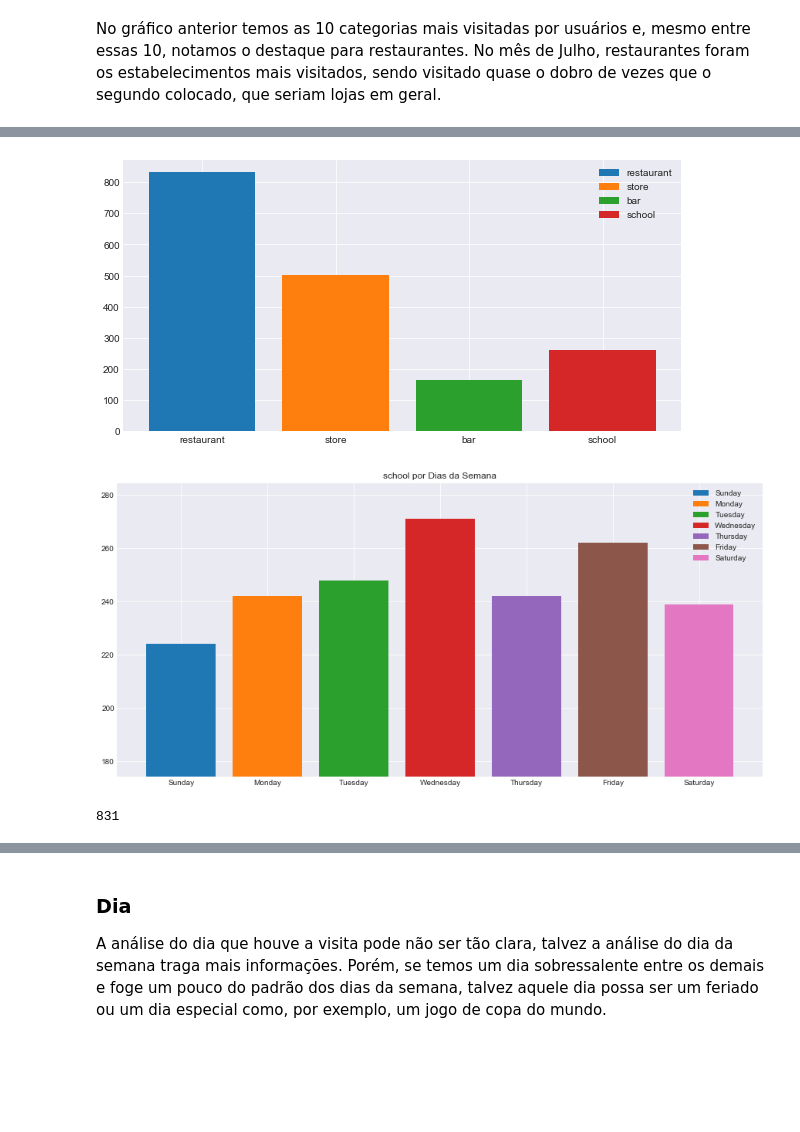
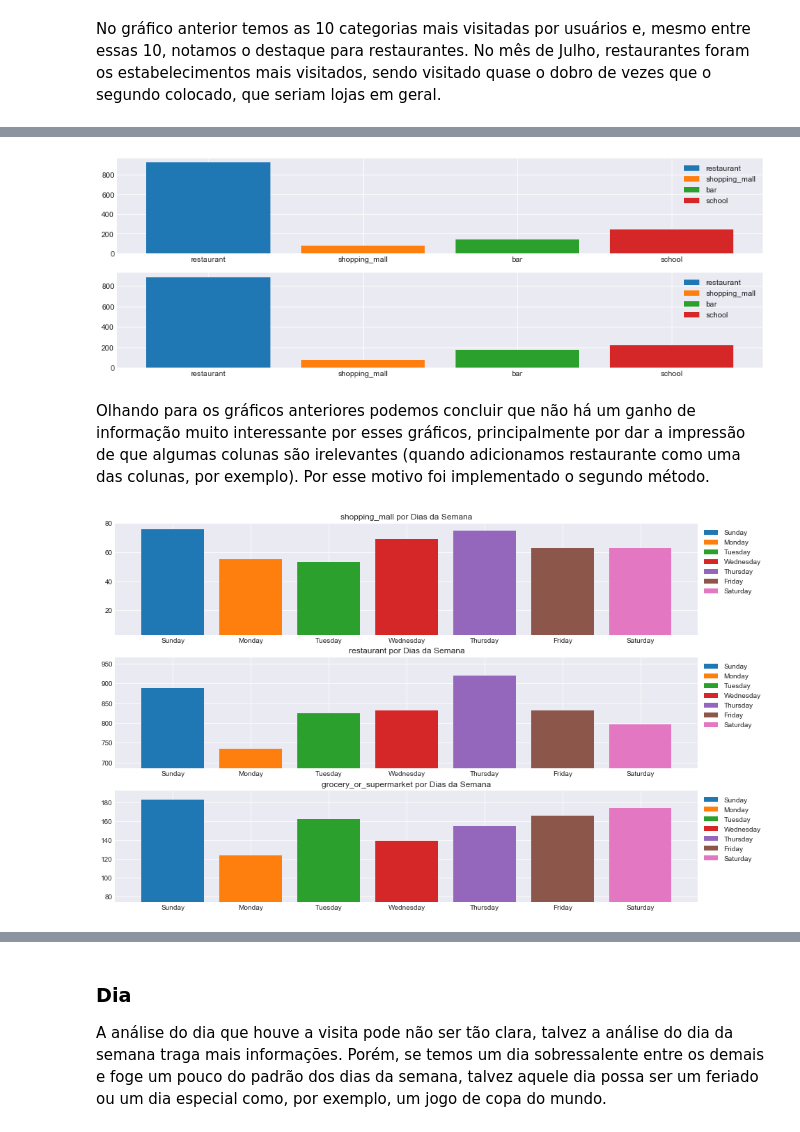
Before and after one commit to jvsn19/analise_varejo, a Jupyter notebook: Projeto.ipynb, the cells around one changed output, grey strips where cells are left out. Saved outputs shown, nothing was run; the diff lists cells and outputs as text; code cells hidden in the pictures; blank space fills up the shorter version.

Commit message:
finishing day of week x category

```diff
--- a/Projeto.ipynb
+++ b/Projeto.ipynb
@@ -265,5 +270,5 @@ plt.show()
 # %%
-group_by_category_week_day = dataset.groupby(by='day_of_week')['categoria'].value_counts()
+group_by_week_day_category = dataset.groupby(by='day_of_week')['categoria'].value_counts()
 '''
     # Método para plotar barcharts de estabelecimentos por dia da semana
 '''
@@ -278,7 +283,9 @@ def barWeekDayCategories(week_days, categories, figsize):
         ax.legend()
     plt.show()
 # %%
-barWeekDayCategories(['Friday'], ['restaurant', 'store', 'bar', 'school'], (10,5))
+barWeekDayCategories(['Thursday', 'Sunday'], ['restaurant', 'shopping_mall', 'bar', 'school'], (15,5))
 # %% [output]
-[figure, old version]
+[figure, new version]
+# %% [markdown]
+<p>Olhando para os gráficos anteriores podemos concluir que não há um ganho de informação muito interessante por esses gráficos, principalmente por dar a impressão de que algumas colunas são irelevantes (quando adicionamos restaurante como uma das colunas, por exemplo). Por esse motivo foi implementado o segundo método.</p>
 # %%
@@ -300,9 +307,5 @@ def barWeekCategoryDays(week_days, categories, figsize):
     plt.show()
 # %%
-barWeekCategoryDays(week_days, ['school'], (15,7))
+barWeekCategoryDays(week_days, ['shopping_mall', 'restaurant', 'grocery_or_supermarket'], (15,10))
 # %% [output]
-[figure, old version]
+[figure, new version]
-# %%
-group_by_week_day_category['restaurant']['Friday']
-# %% [output]
-831
```
Also changed, not shown: parts of 11 cells of this notebook.
